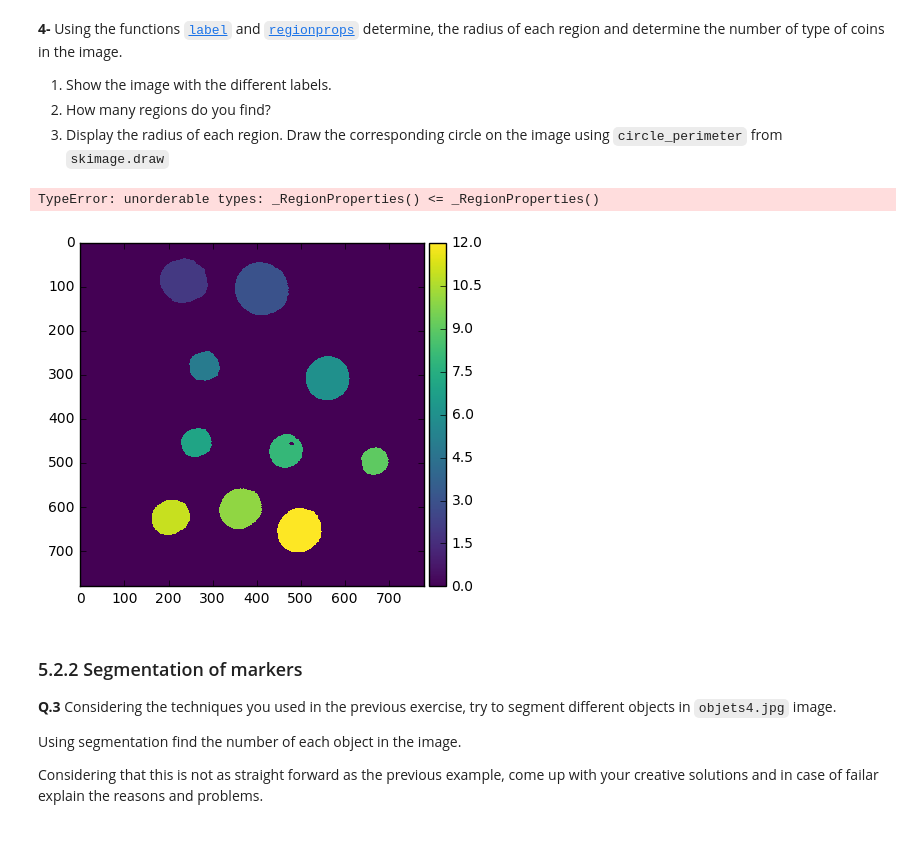
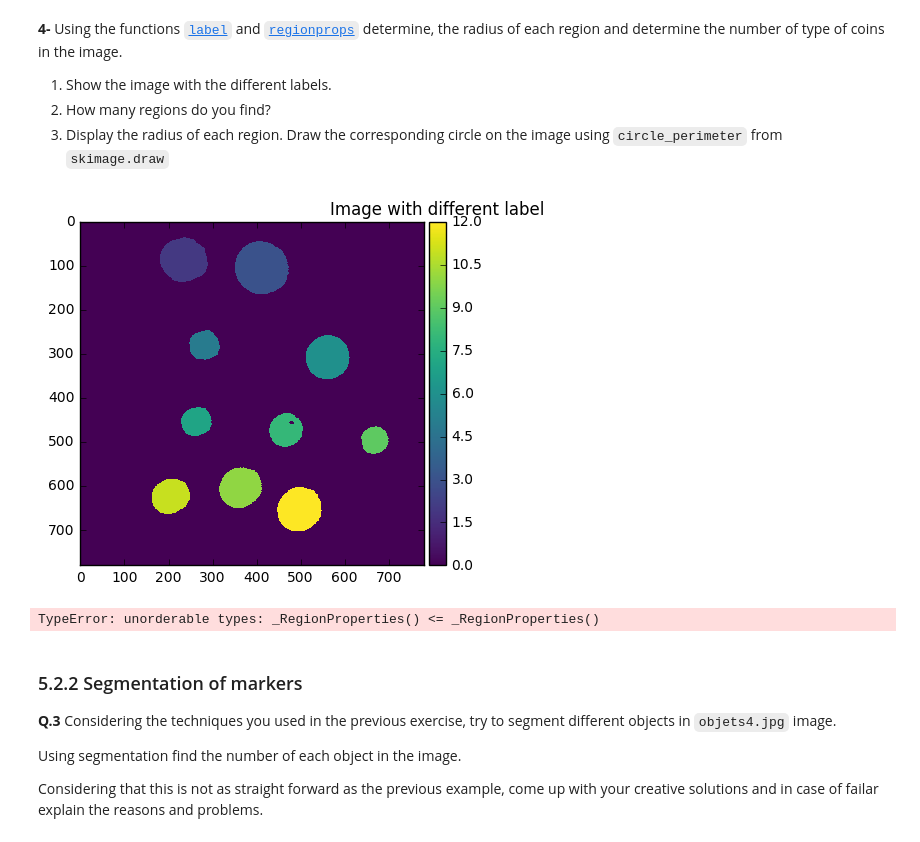
Before and after one commit to SelmaBoubou/B31XB-IIP-TP-1718, a Jupyter notebook: 5-morpho-segmentation/5-morpho-segmentation.ipynb, the cells around one changed output. Saved outputs shown, nothing was run; the diff lists cells and outputs as text; code cells hidden in the pictures.

```diff
--- a/5-morpho-segmentation/5-morpho-segmentation.ipynb
+++ b/5-morpho-segmentation/5-morpho-segmentation.ipynb
@@ -235,20 +235,33 @@ plt.show
 # %%
 # image with different label
 from skimage.measure import label
-
+clean_ope_dil_ero = binary_erosion(clean_ope_dil, disk(4))
 #1
 lab = label(clean_ope_dil_ero)
 plt.figure
 io.imshow(lab)
+plt.title('Image with different label')
+plt.show()
 
 #2
 from skimage.measure import regionprops
-region = regionprops(lab)
+intensity_image=None
+label_img = label(lab, connectivity=lab.ndim)
+props = regionprops(label_img)
+#region = regionprops(lab)
 plt.figure
-io.imshow(region)
+io.imshow(props)
+plt.show()
+
+from skimage import data, util
+
+#img = util.img_as_ubyte(data.coins()) > 110
+
+#3
+from skimage.draw import circle_perimeter
 # %% [output]
+[figure, new version]
 TypeError: unorderable types: _RegionProperties() <= _RegionProperties()
-[figure, old version]
 # %% [markdown]
 ### 5.2.2 Segmentation of markers
 
```
Also changed, not shown: parts of 1 cell of this notebook.
